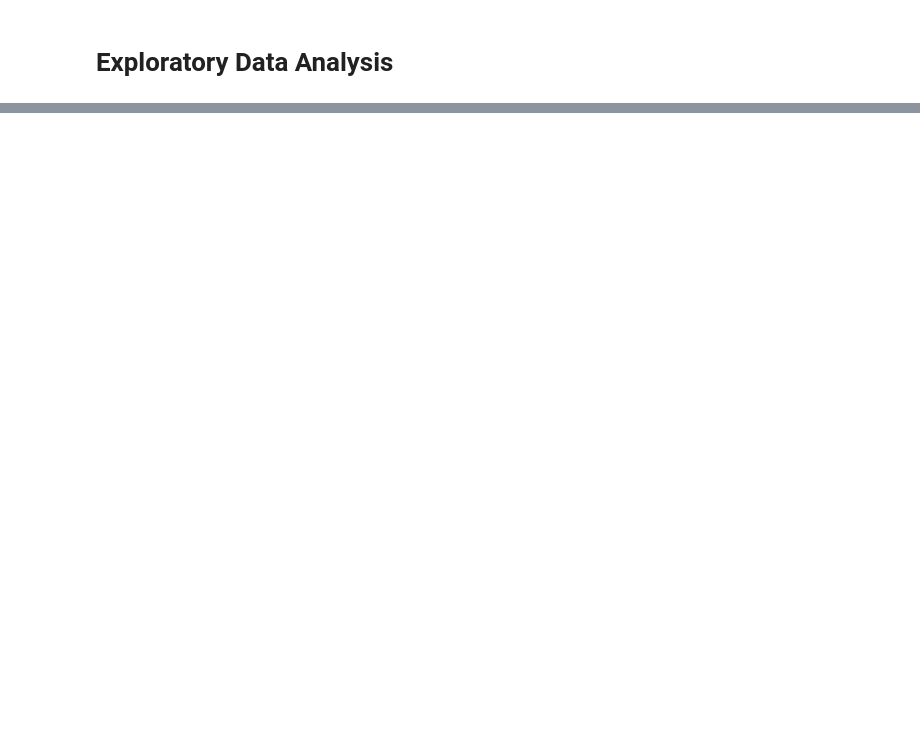
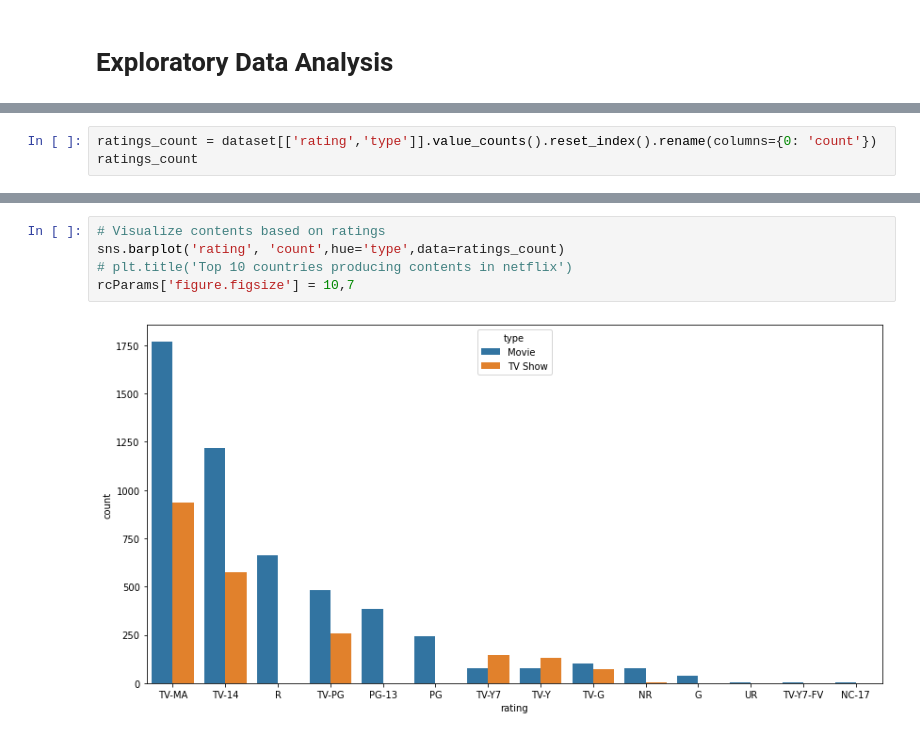
Before and after one commit to smkmohsin/NETFLIX-MOVIES-AND-TV-SHOWS-CLUSTERING, a Jupyter notebook: NETFLIX_MOVIES_AND_TV_SHOWS_CLUSTERING_Sheikh_Mohsin_Kader.ipynb, the cells around one changed output, grey strips where cells are left out. Saved outputs shown, nothing was run; the diff lists cells and outputs as text; blank space fills up the shorter version.

```diff
--- a/NETFLIX_MOVIES_AND_TV_SHOWS_CLUSTERING_Sheikh_Mohsin_Kader.ipynb
+++ b/NETFLIX_MOVIES_AND_TV_SHOWS_CLUSTERING_Sheikh_Mohsin_Kader.ipynb
@@ -183,0 +215,3 @@ sns.countplot('country', hue='type' ,data=dataset)
+# %%
+ratings_count = dataset[['rating','type']].value_counts().reset_index().rename(columns={0: 'count'})
+ratings_count
@@ -183,0 +236,7 @@ sns.countplot('country', hue='type' ,data=dataset)
+# %%
+# Visualize contents based on ratings
+sns.barplot('rating', 'count',hue='type',data=ratings_count)
+# plt.title('Top 10 countries producing contents in netflix')
+rcParams['figure.figsize'] = 10,7
+# %% [output]
+[figure, added]
```
Also changed, not shown: parts of 19 cells of this notebook.
